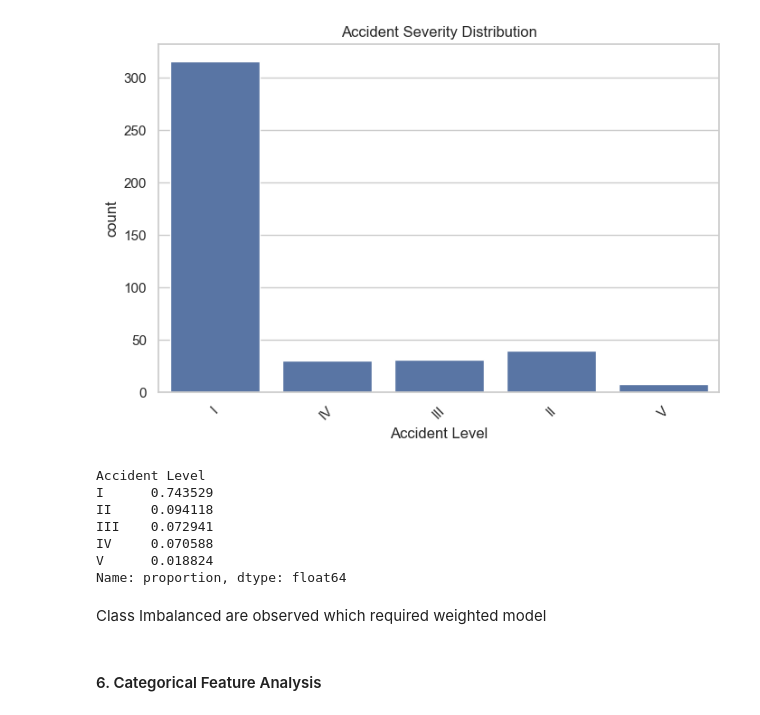
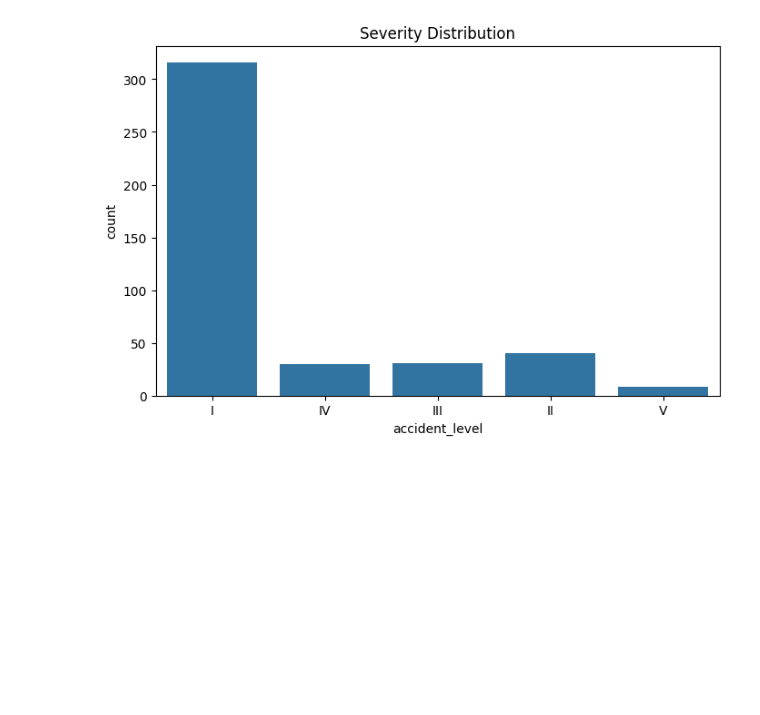
Before and after one commit to malaynilabh/Industrial_Safety_Severity_Prediction, a Jupyter notebook: notebooks/eda.ipynb, the cells around one changed output. Cells and saved outputs as stored; diff of their text form; code cells hidden in the pictures; blank space fills up the shorter version.

```diff
--- a/notebooks/eda.ipynb
+++ b/notebooks/eda.ipynb
@@ -3,11 +1,9 @@
 # %%
 import pandas as pd
 import numpy as np
+
+# Visualization
 import matplotlib.pyplot as plt
 import seaborn as sns
 
-from collections import Counter
 from wordcloud import WordCloud
-import re
-
-sns.set(style='whitegrid')
@@ -16,6 +10,8 @@ sns.set(style='whitegrid')
 # %%
-df = pd.read_csv("../data/processed_data.csv")
+# ============================================================
+# LOAD DATASETS
+# ============================================================
 
-print("Shape:", df.shape)
-df.head()
+merged_df = pd.read_csv('../data/MasterABT.csv')
+print(merged_df.shape)
 # %% [output]
@@ -89,23 +51,8 @@ dtype: int64
 # %%
-target_col = [c for c in df.columns if 'accident' in c.lower() and 'level' in c.lower()][0]
-
+# Severity Distribution
 plt.figure(figsize=(8,5))
-sns.countplot(x=target_col, data=df)
-plt.title("Accident Severity Distribution")
-plt.xticks(rotation=45)
+sns.countplot(data=merged_df, x='accident_level')
+plt.title('Severity Distribution')
 plt.show()
-
-print(df[target_col].value_counts(normalize=True))
 # %% [output]
-[figure, old version]
+[figure, new version]
-Accident Level
-I      0.743529
-II     0.094118
-III    0.072941
-IV     0.070588
-V      0.018824
-Name: proportion, dtype: float64
-# %% [markdown]
-Class Imbalanced are observed which required weighted model
-# %% [markdown]
-#### 6. Categorical Feature Analysis
```
Also changed, not shown: parts of 22 cells of this notebook, 2 other files.
